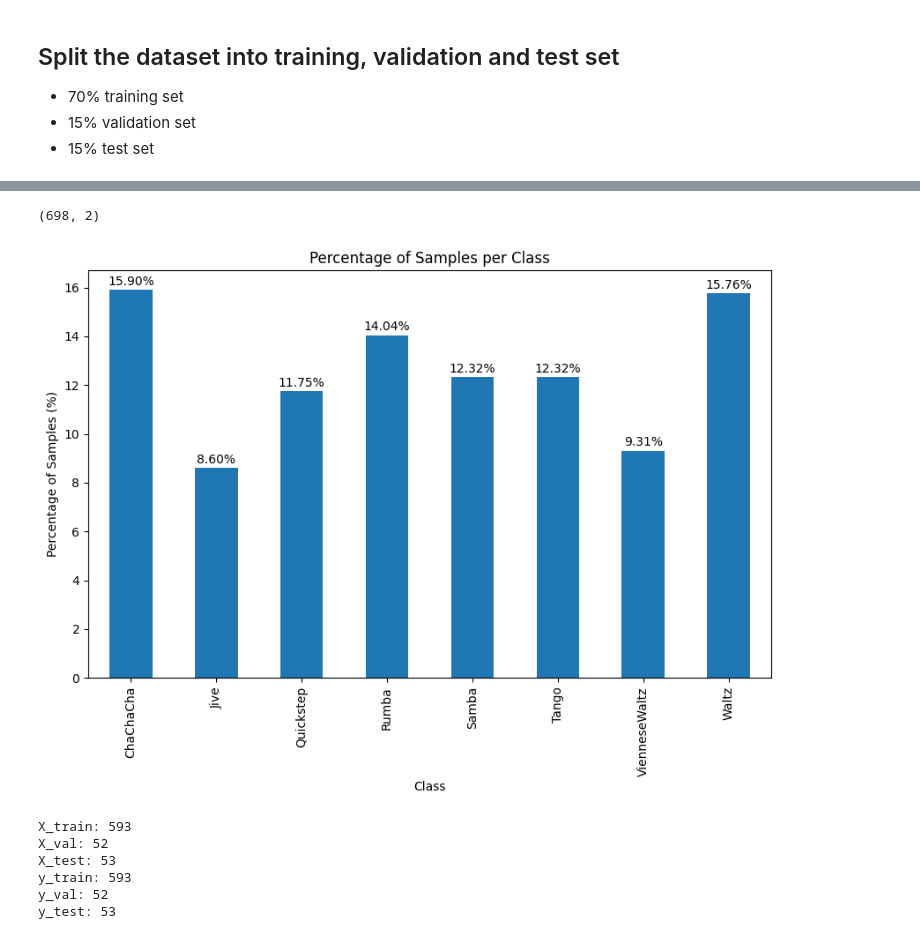
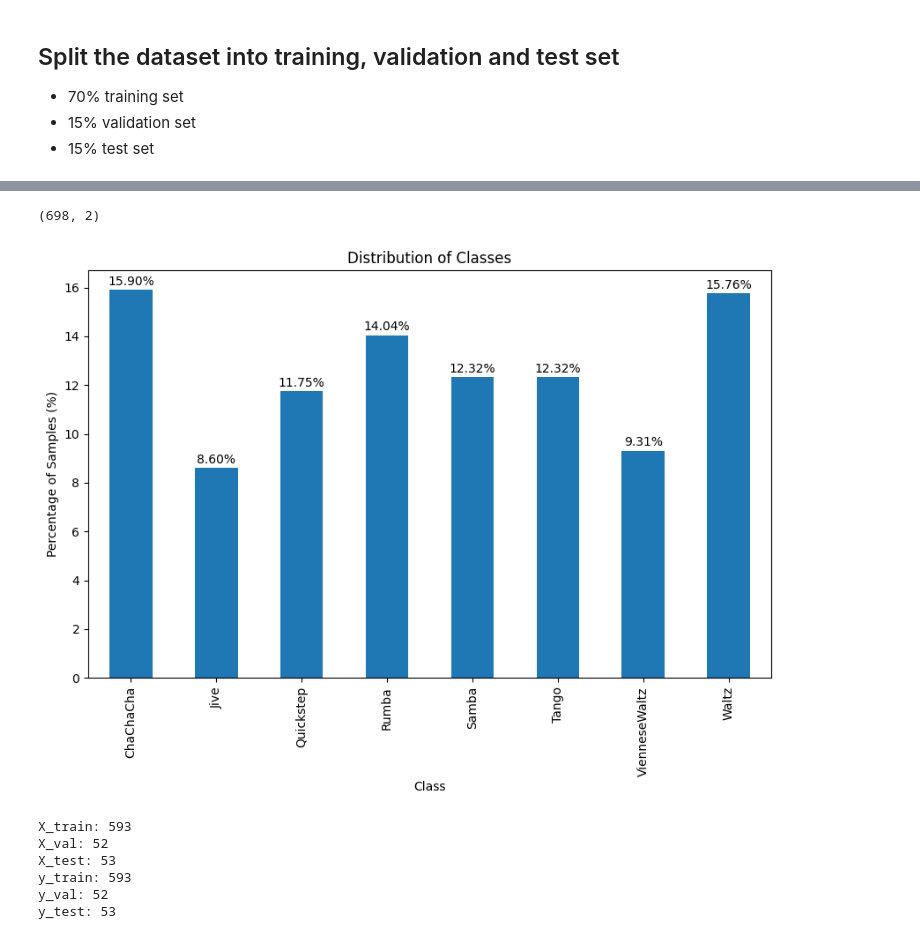
Before and after one commit to D3auuvc/xai_music, a Jupyter notebook: simple_audio_recognition_v2.ipynb, the cells around one changed output, grey strips where cells are left out. Cells and saved outputs as stored; diff of their text form; code cells hidden in the pictures.

```diff
--- a/simple_audio_recognition_v2.ipynb
+++ b/simple_audio_recognition_v2.ipynb
@@ -23,35 +23,35 @@ DATASET_PATH = 'wavfiles'
 
 data_dir = pathlib.Path(DATASET_PATH)
 commands = np.array(tf.io.gfile.listdir(str(data_dir)))
 commands = commands[(commands != 'README.md') & (commands != '.DS_Store')]
 
 df = pd.DataFrame(columns=['song', 'label'])
 
 # Get all .wav files from the dataset path
 df['song'] = glob.glob(str(data_dir / '**/*.wav'))
 df['label'] = df['song'].apply(lambda x: x.split('/')[-2])
 
 
 X = df['song']
 y = df['label']
 
 print(df.shape)
 # Plotting the number of samples per class
 class_counts = df['label'].value_counts().sort_index()
 total_samples = class_counts.sum()
 percentage_counts = (class_counts / total_samples) * 100
 
 plt.figure(figsize=(10, 6))
 percentage_counts.plot(kind='bar')
-plt.title('Percentage of Samples per Class')
+plt.title('Distribution of Classes')
 plt.xlabel('Class')
 plt.ylabel('Percentage of Samples (%)')
 for i, v in enumerate(percentage_counts):
     plt.text(i, v + 0.2, f"{v:.2f}%", color='black', ha='center')
 plt.show()
 # %% [output]
 (698, 2)
-[figure, old version]
+[figure, new version]
 # %%
 
 # Split the dataset into training and a temporary set (85% train, 15% temp)
```
Also changed, not shown: parts of 21 cells of this notebook, 5 other files.
